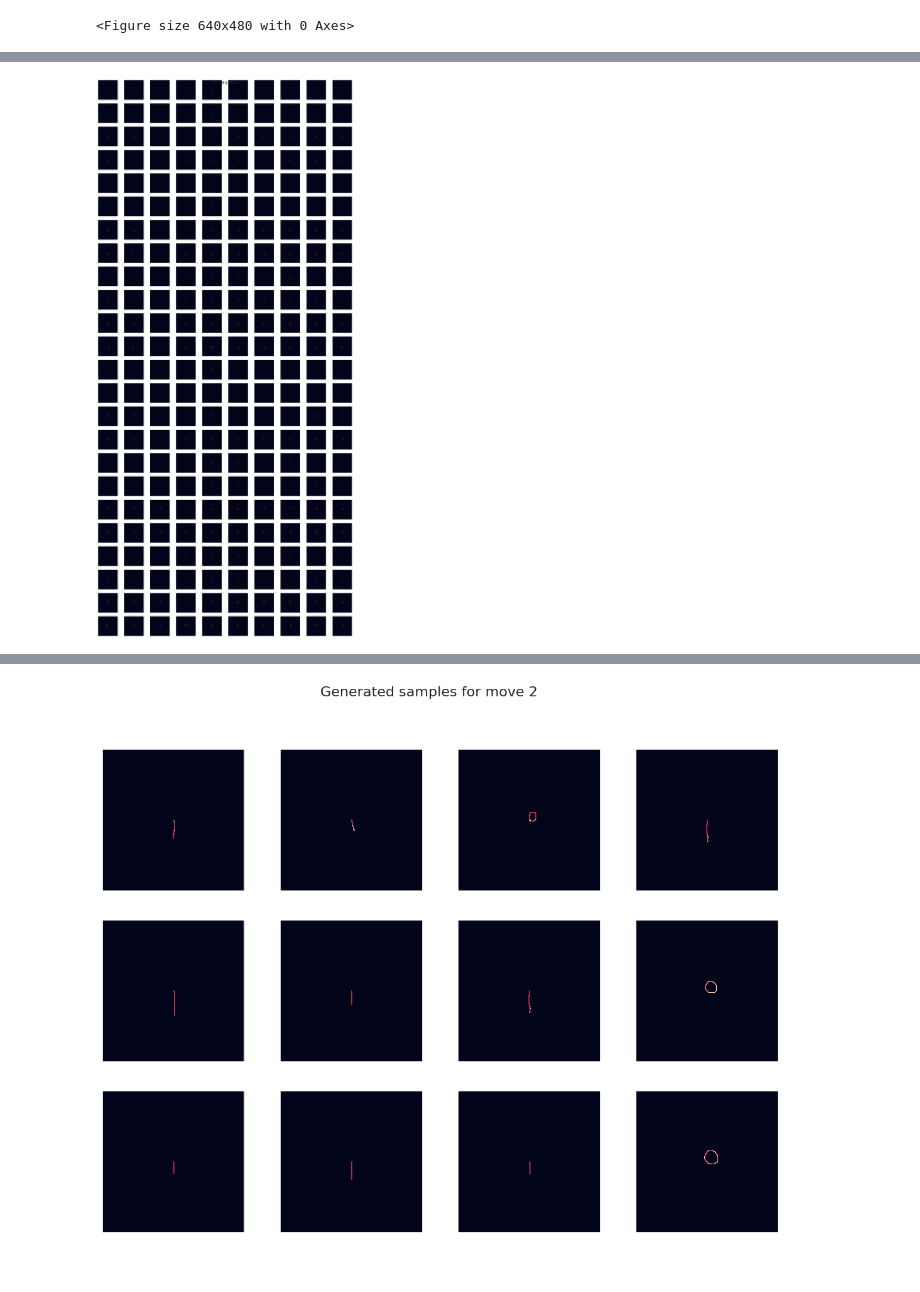
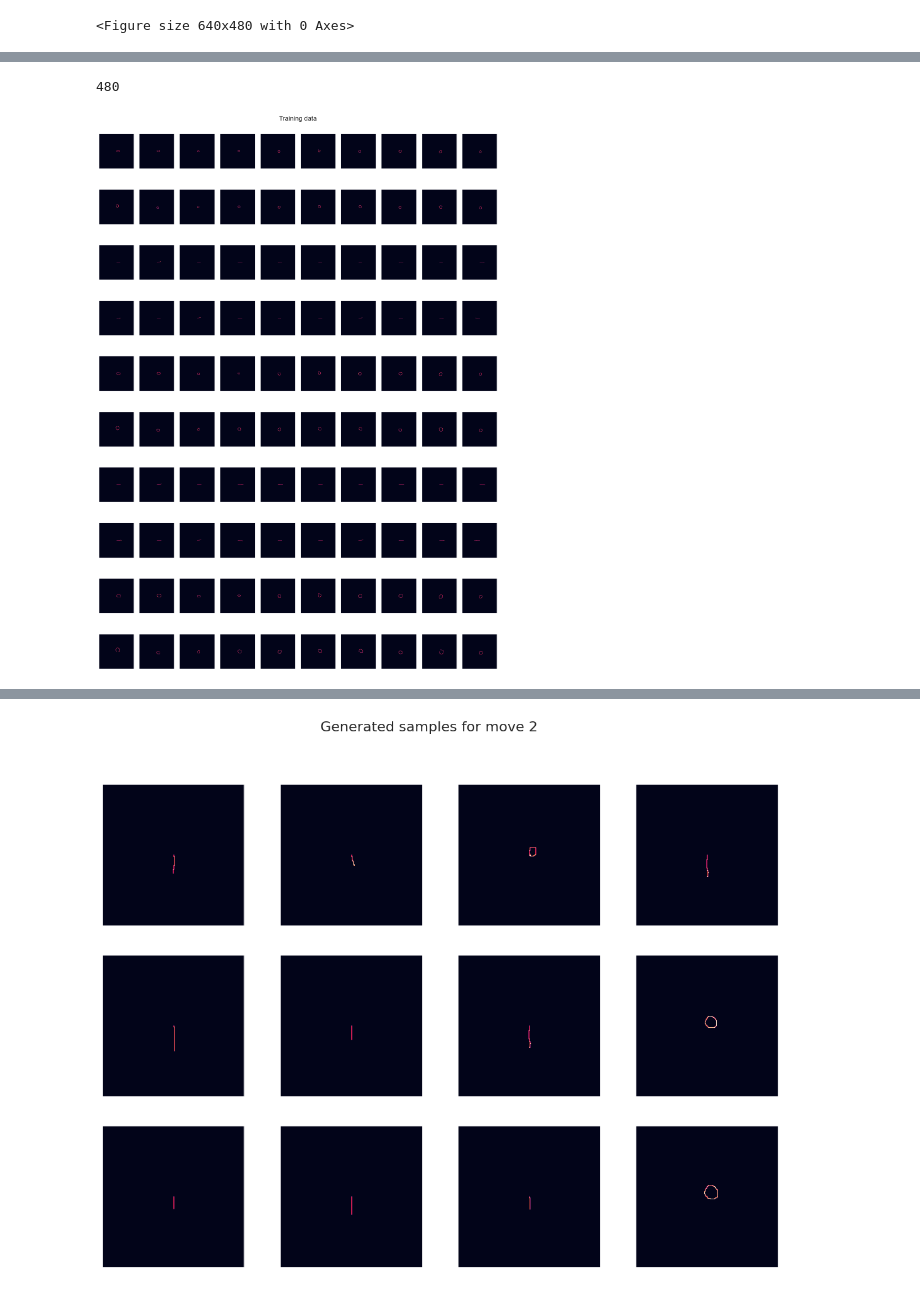
Before and after one commit to KilianFt/Adaptive-HCI, a Jupyter notebook: notebooks/omniglot_exploration.ipynb, the cells around one changed output, grey strips where cells are left out. Drawn from its saved outputs; the diff is of its cells as text; code cells hidden in the pictures.

```diff
--- a/notebooks/omniglot_exploration.ipynb
+++ b/notebooks/omniglot_exploration.ipynb
@@ -59,21 +63,26 @@ for char_idx in range(n_characters):
 # %%
 # Move indices:
 # 0: left, 1: down, 2: right, 3: up
+# %%
+len(train_dataset.data)
+# %% [output]
+480
 # %%
+plot_data = train_dataset.data[-100:]
 n_cols = 10
-n_rows = int(np.ceil(len(train_dataset.data) / n_cols))
+n_rows = int(np.ceil(len(plot_data) / n_cols))
 
-fig, axs = plt.subplots(n_rows, n_cols, figsize=(14,30))
-for i, stroke in enumerate(train_dataset.data):
+fig, axs = plt.subplots(n_rows, n_cols, figsize=(14,20))
+for i, stroke in enumerate(plot_data):
     row_idx = i // n_cols
     col_idx = i % n_cols
     ax = axs[row_idx, col_idx]
     plot_encoded_moves(stroke, canvas_size=250, ax=ax)
 
 fig.suptitle('Training data', fontsize=16)
 plt.tight_layout()
 # %% [output]
-[figure, old version]
+[figure, new version]
 # %%
 n_samples = 12
 start_tokens = torch.tensor([0], dtype=torch.long)
```
Also changed, not shown: parts of 21 cells of this notebook, 12 other files.
